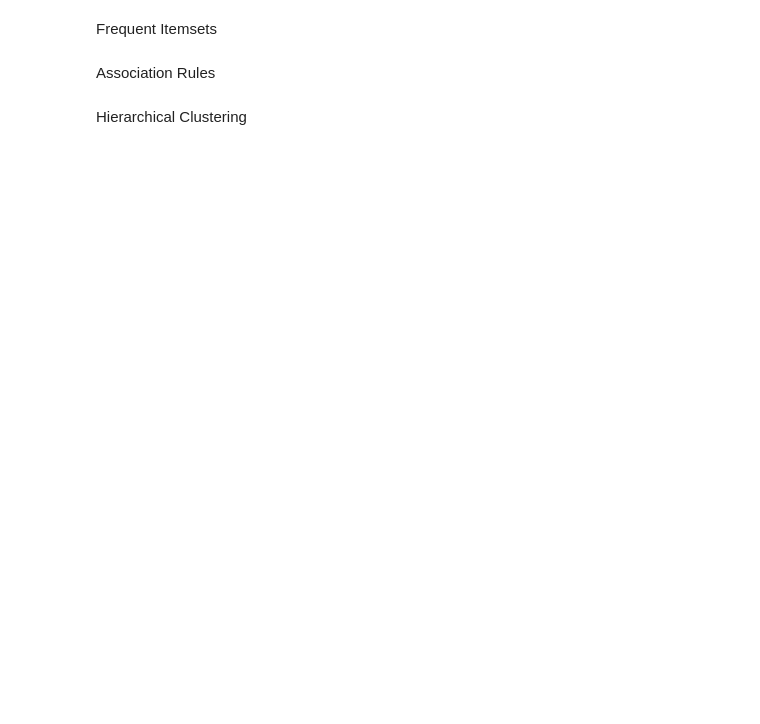
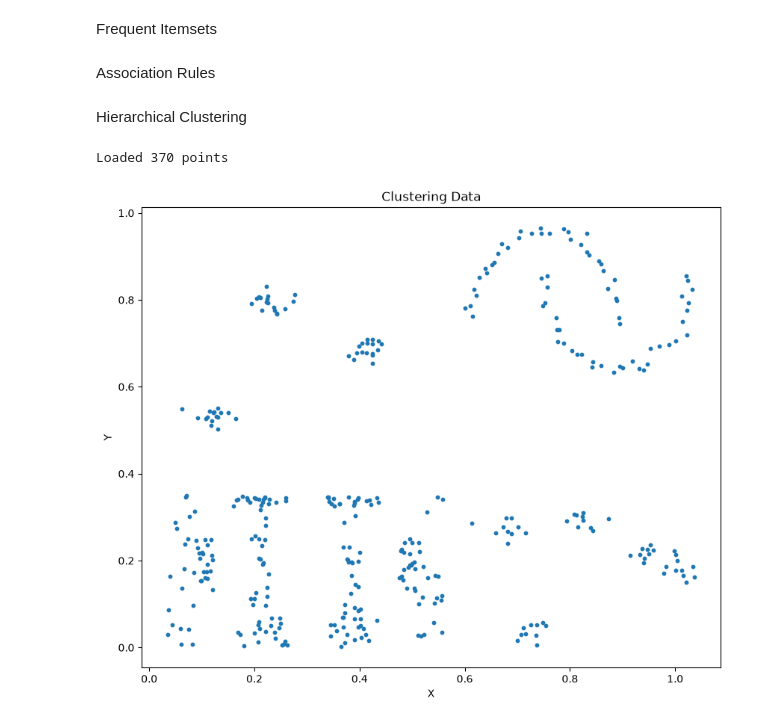
Before and after one commit to dburkhart07/CS-6220, a Jupyter notebook: homework4/homework4.ipynb, the cells around one changed output. Cells and saved outputs as stored; diff of their text form; code cells hidden in the pictures; blank space fills up the shorter version.

```diff
--- a/homework4/homework4.ipynb
+++ b/homework4/homework4.ipynb
@@ -150,0 +246,26 @@ Hierarchical Clustering
+# %%
+def parse_clustering_data(filepath):
+  points = []
+  with open(filepath, 'r', encoding='utf-8') as f:
+    for line in f:
+      # Extract the two floating point numbers from each line
+      nums = re.findall(r'[-+]?\d*\.\d+', line)
+      if len(nums) >= 2:
+        points.append((float(nums[0]), float(nums[1])))
+  return points
+
+data = parse_clustering_data('clustering.txt')
+print(f"Loaded {len(data)} points")
+
+xs = [p[0] for p in data]
+ys = [p[1] for p in data]
+
+plt.figure(figsize=(10, 8))
+plt.scatter(xs, ys, s=10)
+plt.xlabel('X')
+plt.ylabel('Y')
+plt.title('Clustering Data')
+plt.show()
+# %% [output]
+Loaded 370 points
+[figure, added]
```
Also changed, not shown: parts of 8 cells of this notebook, 1 other file.
